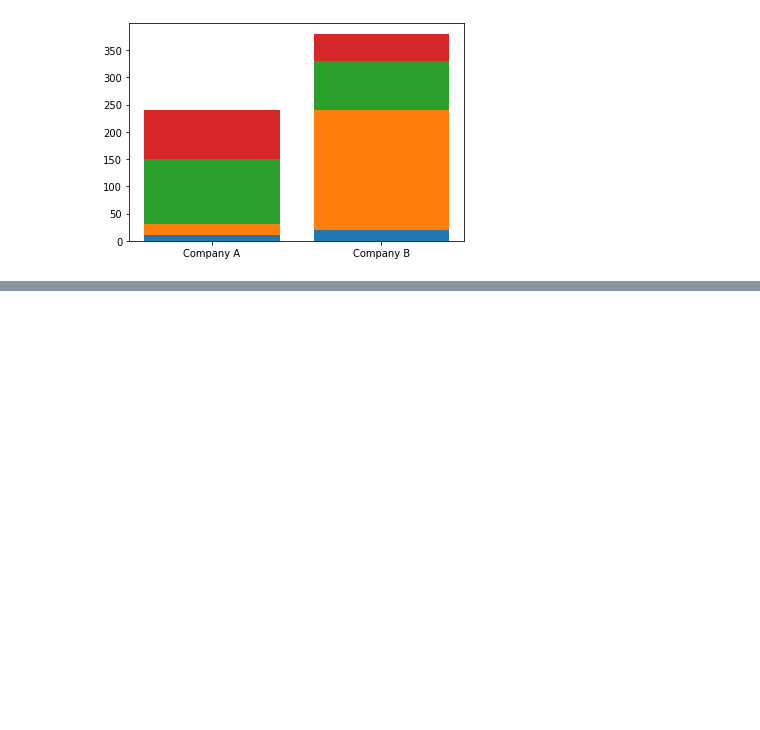
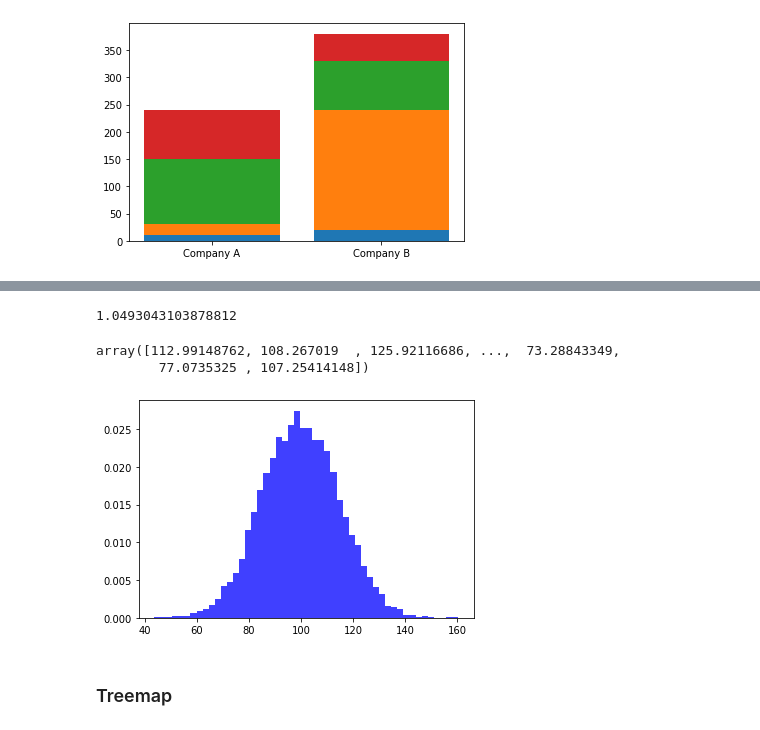
Before and after one commit to Lanfha/Python_Datavisualization, a Jupyter notebook: Visualize Data Comparison25-02-2020.ipynb, the cells around one changed output, grey strips where cells are left out. Cells and saved outputs as stored; diff of their text form; code cells hidden in the pictures; blank space fills up the shorter version.

```diff
--- a/Visualize Data Comparison25-02-2020.ipynb
+++ b/Visualize Data Comparison25-02-2020.ipynb
@@ -97,0 +107,18 @@ plt.bar([1,2],saledata.iloc[:,3],bottom=saledata.iloc[:,0]+saledata.iloc[:,1]++s
+# %%
+np.random.randn()
+# %% [output]
+1.0493043103878812
+# %%
+mu, sigma = 100, 15
+x = mu + sigma * np.random.randn(10000)
+# %%
+x
+# %% [output]
+array([112.99148762, 108.267019  , 125.92116686, ...,  73.28843349,
+        77.0735325 , 107.25414148])
+# %%
+plt.hist(x , 50, density=True, facecolor = 'b', alpha=0.75);
+# %% [output]
+[figure, added]
+# %% [markdown]
+### Treemap
```
Also changed, not shown: parts of 28 cells of this notebook, 1 other file.
